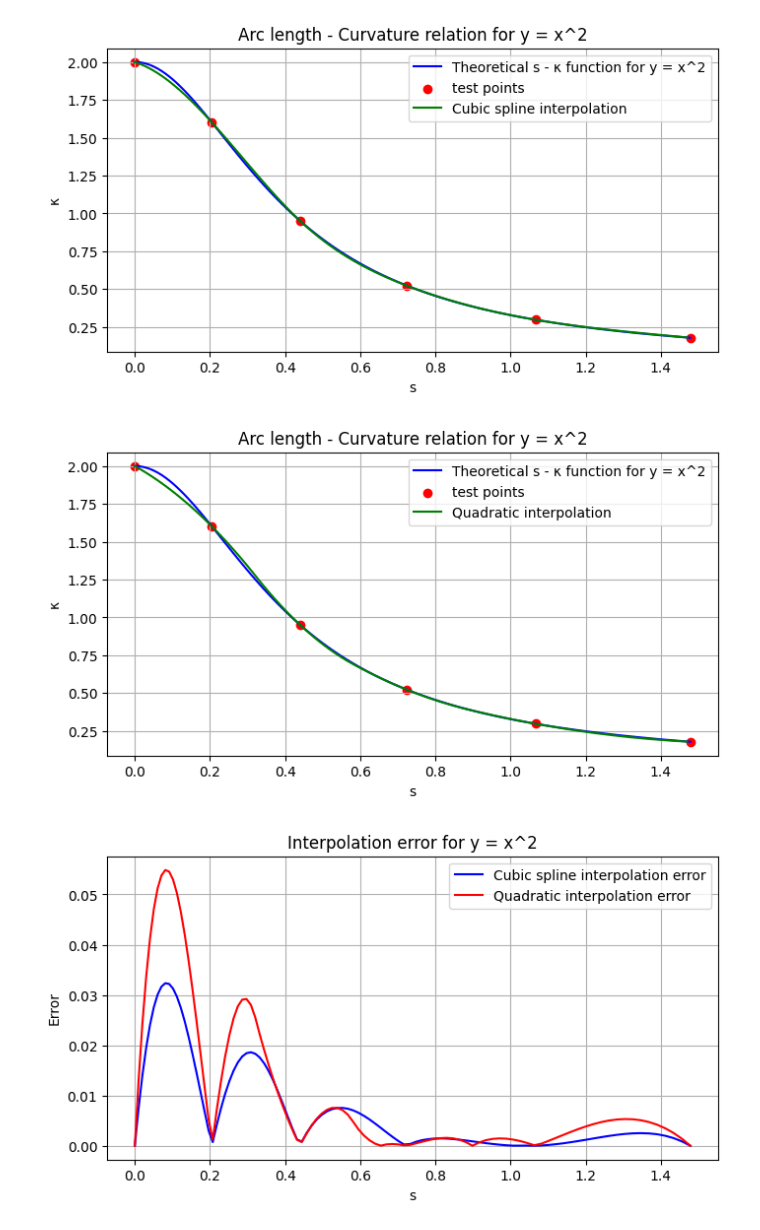
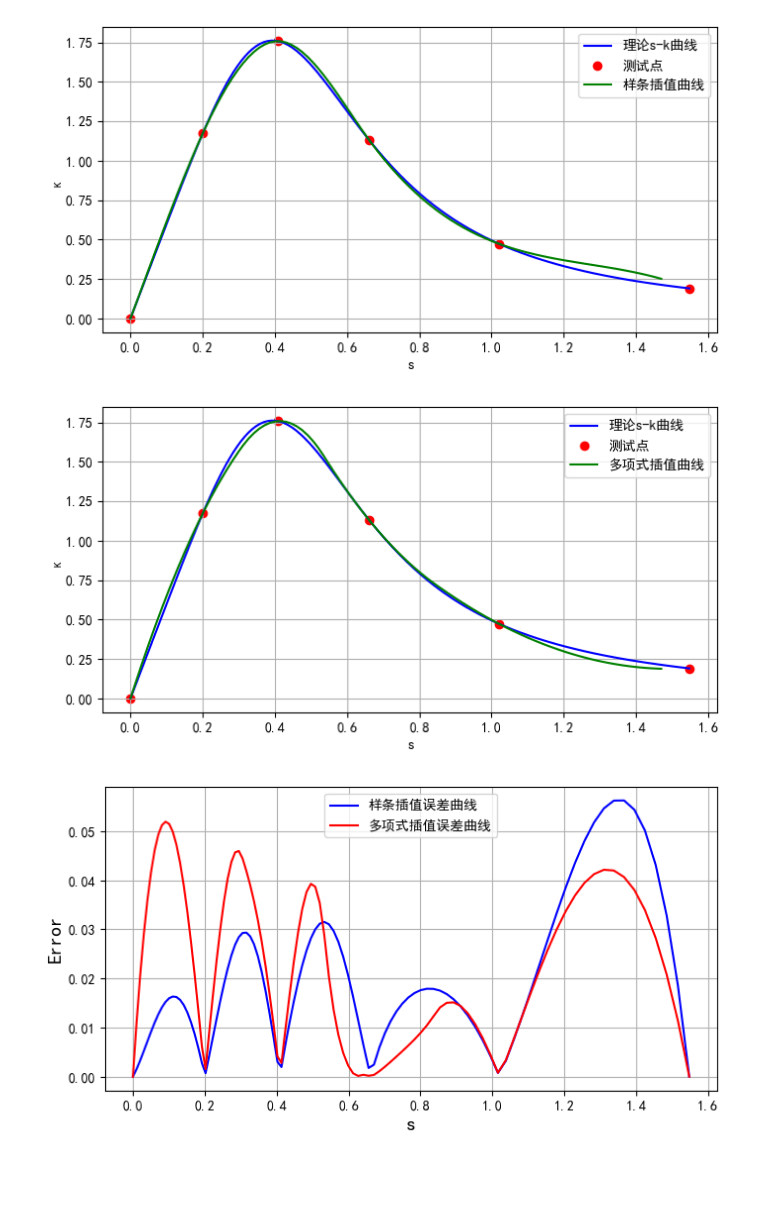
Before and after one commit to JesterHey/2024------, a Jupyter notebook: 插值方法的误差对比.ipynb, the cells around one changed output. Saved outputs shown, nothing was run; the diff lists cells and outputs as text; code cells hidden in the pictures; blank space fills up the shorter version.

```diff
--- a/插值方法的误差对比.ipynb
+++ b/插值方法的误差对比.ipynb
@@ -2,22 +2,27 @@
 import numpy as np
 import matplotlib.pyplot as plt
 from scipy.integrate import quad
-
+# 启用汉字
+plt.rcParams['font.sans-serif'] = ['SimHei']
+plt.rcParams['axes.unicode_minus'] = False
 # 定义函数 y = f(x)
 def f(x):
-    return x**2
+    return x**3
 
 # 定义导数 dy/dx
 def df_dx(x):
-    return 2 * x
+    return 3 * x**2
 
+# 定义二阶导数 d2y/dx2
+def d2f_dx2(x):
+    return 6 * x
 # 定义曲率函数
 def curvature(x):
-    return np.abs(2) / (1 + (2 * x)**2)**(3/2)
+    return np.abs(d2f_dx2(x)) / (1 + df_dx(x)**2)**1.5
 
 # 定义弧长积分被积函数
 def integrand(x):
-    return np.sqrt(1 + (2 * x)**2)
+    return np.sqrt(1 + df_dx(x)**2)
 
 # 计算弧长函数
 def arc_length(x):
@@ -33,10 +38,9 @@ s_values = [arc_length(x) for x in x_values]
 print(s_values, kappa_values)
 # 绘制弧长-曲率关系图像
 plt.figure(figsize=(8, 4))
-plt.plot(s_values, kappa_values, label='s - κ function for y = x^2', color='blue')
+plt.plot(s_values, kappa_values, label='y = x^3 的s - k函数', color='blue')
 plt.xlabel('s')
 plt.ylabel('κ')
-plt.title('Arc length - Curvature relation for y = x^2')
 plt.legend()
 plt.grid(True)
 plt.show()
@@ -84,17 +87,16 @@ new_s = np.linspace(0, 1.47, 100)
 new_kappa = cs(new_s)
 # 绘图
 plt.figure(figsize=(8, 4))
-plt.plot(s_values, kappa_values, label='Theoretical s - κ function for y = x^2', color='blue')
-plt.scatter(test_s, test_kappa, color='red', label='test points')
-plt.plot(new_s, new_kappa, label='Cubic spline interpolation', color='green')
+plt.plot(s_values, kappa_values, label='理论s-k曲线', color='blue')
+plt.scatter(test_s, test_kappa, color='red', label='测试点')
+plt.plot(new_s, new_kappa, label='样条插值曲线', color='green')
 plt.xlabel('s')
 plt.ylabel('κ')
-plt.title('Arc length - Curvature relation for y = x^2')
 plt.legend()
 plt.grid(True)
 plt.show()
 # %% [output]
-[figure, old version]
+[figure, new version]
 # %%
 # 多项式插值
 from scipy.interpolate import interp1d
@@ -102,31 +104,29 @@ f = interp1d(test_s, test_kappa, kind='quadratic')
 new_kappa = f(new_s)
 # 绘图
 plt.figure(figsize=(8, 4))
-plt.plot(s_values, kappa_values, label='Theoretical s - κ function for y = x^2', color='blue')
-plt.scatter(test_s, test_kappa, color='red', label='test points')
-plt.plot(new_s, new_kappa, label='Quadratic interpolation', color='green')
+plt.plot(s_values, kappa_values, label='理论s-k曲线', color='blue')
+plt.scatter(test_s, test_kappa, color='red', label='测试点')
+plt.plot(new_s, new_kappa, label='多项式插值曲线', color='green')
 plt.xlabel('s')
 plt.ylabel('κ')
-plt.title('Arc length - Curvature relation for y = x^2')
 plt.legend()
 plt.grid(True)
 plt.show()
 # %% [output]
-[figure, old version]
+[figure, new version]
 # %%
-# 计算误差
+# 计算每个点的误差距离
 err1 = np.abs(kappa_values - cs(s_values))
 err2 = np.abs(kappa_values - f(s_values))
 # 绘图
 plt.figure(figsize=(8, 4))
-plt.plot(s_values, err1, label='Cubic spline interpolation error', color='blue')
-plt.plot(s_values, err2, label='Quadratic interpolation error', color='red')
-plt.xlabel('s')
-plt.ylabel('Error')
-plt.title('Interpolation error for y = x^2')
+plt.plot(s_values, err1, label='样条插值误差曲线', color='blue')
+plt.plot(s_values, err2, label='多项式插值误差曲线', color='red')
+plt.xlabel('s',fontsize=14)
+plt.ylabel('Error',fontsize=14)
 plt.legend()
 plt.grid(True)
 plt.show()
 # %% [output]
-[figure, old version]
+[figure, new version]
 # %% [markdown]
```
Also changed, not shown: parts of 5 cells of this notebook.
